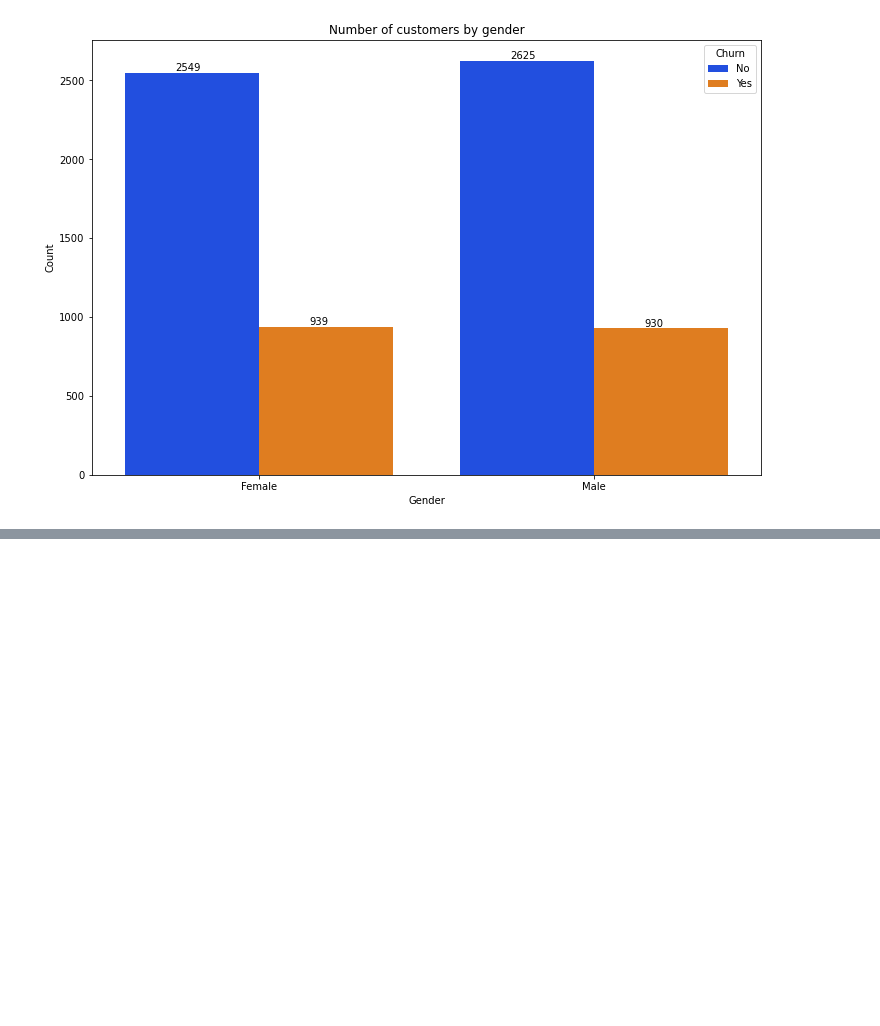
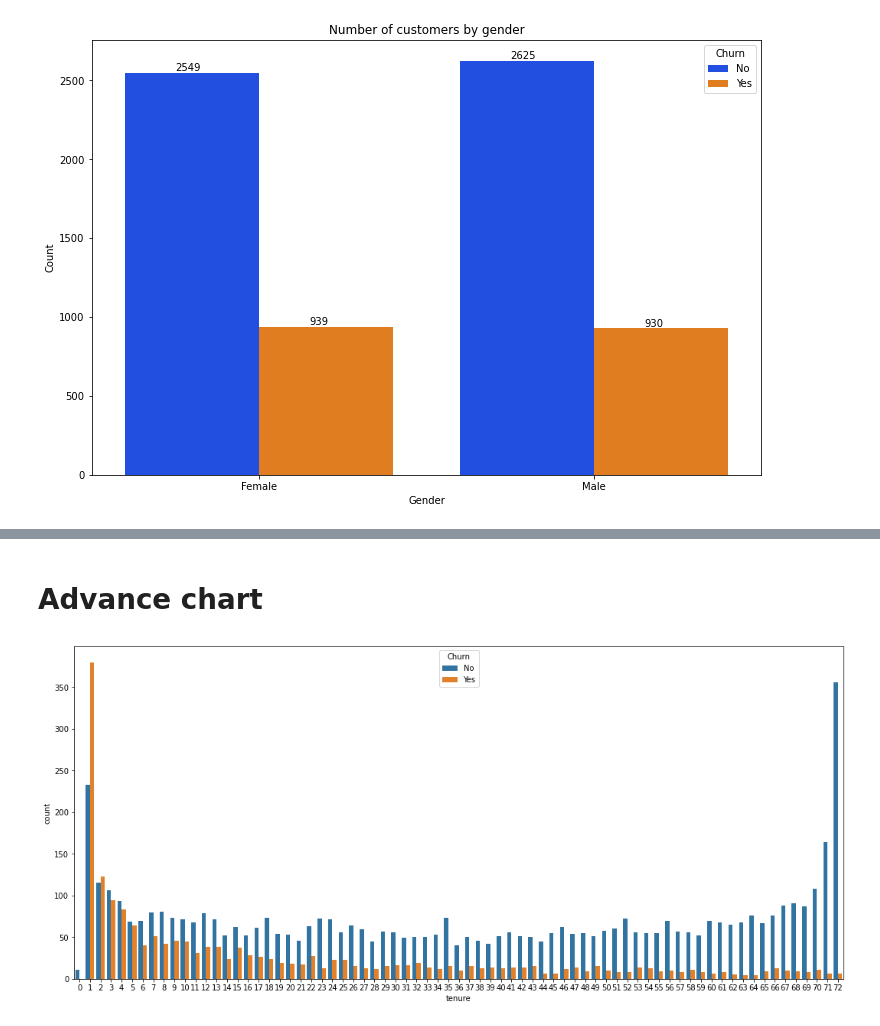
Before and after one commit to ShadowX97/projects, a Jupyter notebook: Telco_customer_churn.ipynb, the cells around one changed output, grey strips where cells are left out. Cells and saved outputs as stored; diff of their text form; code cells hidden in the pictures; blank space fills up the shorter version.

```diff
--- a/Telco_customer_churn.ipynb
+++ b/Telco_customer_churn.ipynb
@@ -38,0 +79,7 @@ plt.show()
+# %% [markdown]
+# Advance chart
+# %%
+plt.figure(figsize = (18,8))
+ax = sns.countplot(x = 'tenure', hue = 'Churn', data = df )
+# %% [output]
+[figure, added]
```
Also changed, not shown: parts of 6 cells of this notebook, 1 other file.
